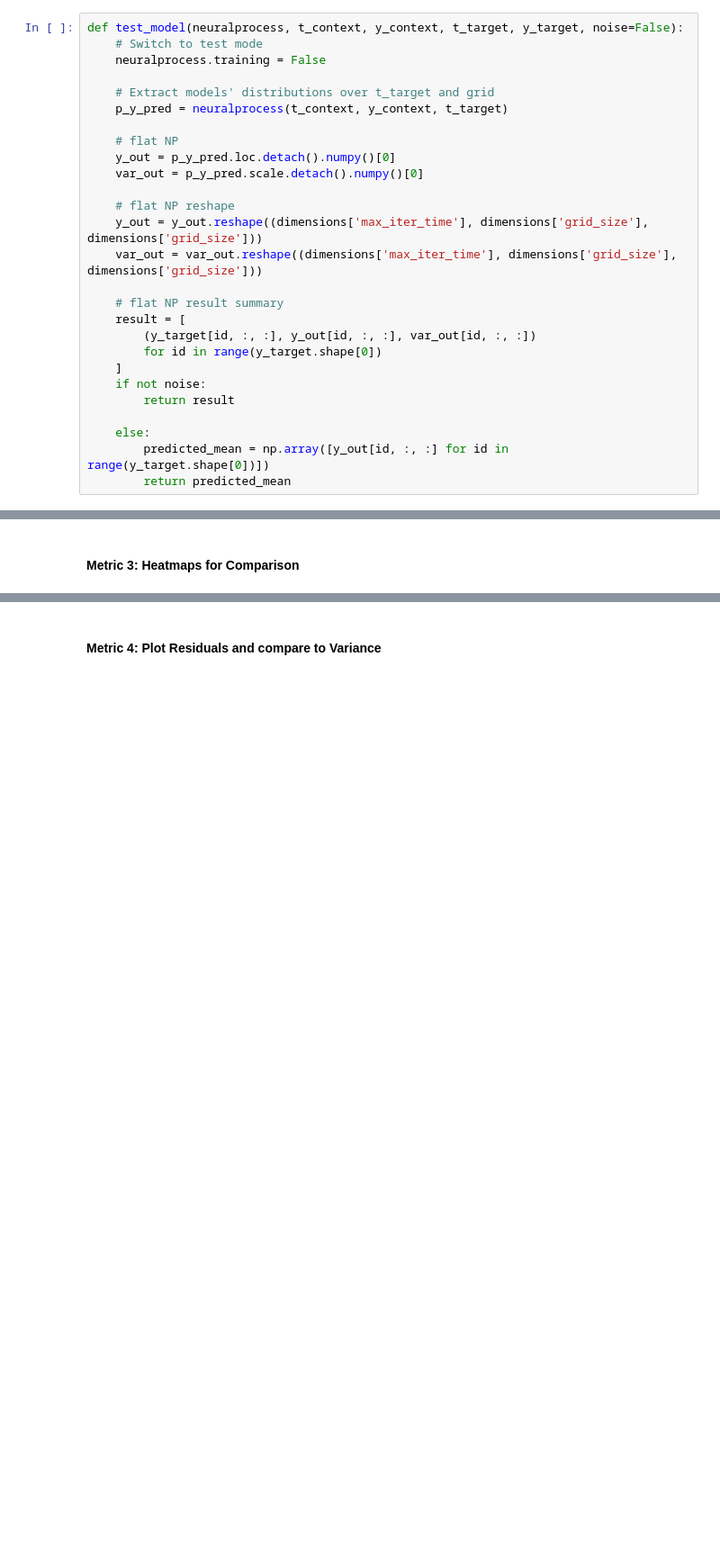
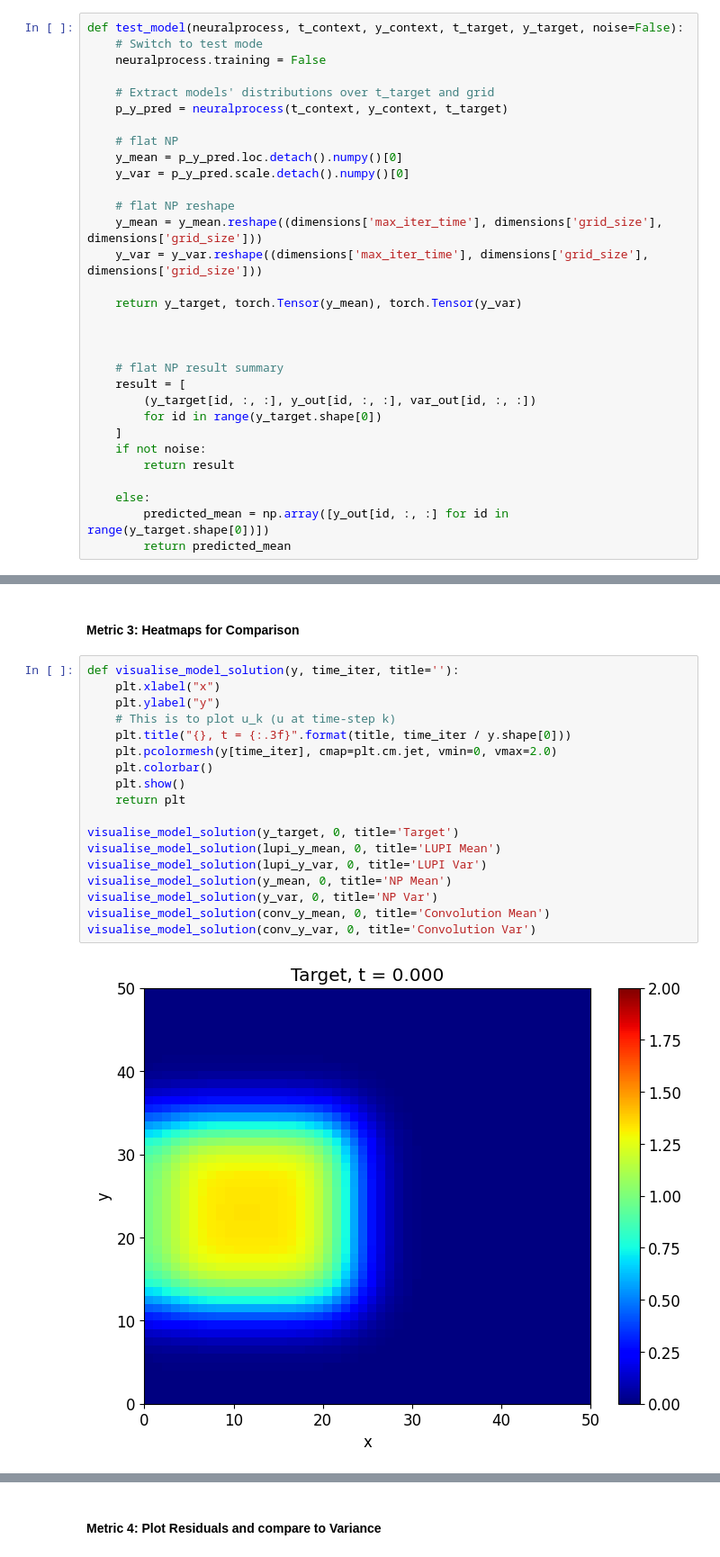
Before and after one commit to alexking100/part_III_project, a Jupyter notebook: np_heat_diffusion.ipynb, the cells around one changed output, grey strips where cells are left out. Shown at 90% size. Saved outputs shown, nothing was run; the diff lists cells and outputs as text; blank space fills up the shorter version.

```diff
--- a/np_heat_diffusion.ipynb
+++ b/np_heat_diffusion.ipynb
@@ -369,12 +385,16 @@ def test_model(neuralprocess, t_context, y_context, t_target, y_target, noise=Fa
     p_y_pred = neuralprocess(t_context, y_context, t_target)
 
     # flat NP
-    y_out = p_y_pred.loc.detach().numpy()[0]
-    var_out = p_y_pred.scale.detach().numpy()[0]
+    y_mean = p_y_pred.loc.detach().numpy()[0]
+    y_var = p_y_pred.scale.detach().numpy()[0]
 
     # flat NP reshape
-    y_out = y_out.reshape((dimensions['max_iter_time'], dimensions['grid_size'], dimensions['grid_size']))
-    var_out = var_out.reshape((dimensions['max_iter_time'], dimensions['grid_size'], dimensions['grid_size']))
+    y_mean = y_mean.reshape((dimensions['max_iter_time'], dimensions['grid_size'], dimensions['grid_size']))
+    y_var = y_var.reshape((dimensions['max_iter_time'], dimensions['grid_size'], dimensions['grid_size']))
+
+    return y_target, torch.Tensor(y_mean), torch.Tensor(y_var)
+
+
 
     # flat NP result summary
     result = [
@@ -536,2 +555,22 @@ plot_losses(loss=loss, lupi_loss=lupi_loss, conv_loss=conv_loss, plot_moving_ave
 # %% [markdown]
 #### Metric 3: Heatmaps for Comparison
+# %%
+def visualise_model_solution(y, time_iter, title=''):
+    plt.xlabel("x")
+    plt.ylabel("y")
+    # This is to plot u_k (u at time-step k)
+    plt.title("{}, t = {:.3f}".format(title, time_iter / y.shape[0]))
+    plt.pcolormesh(y[time_iter], cmap=plt.cm.jet, vmin=0, vmax=2.0)
+    plt.colorbar()
+    plt.show()
+    return plt
+
+visualise_model_solution(y_target, 0, title='Target')
+visualise_model_solution(lupi_y_mean, 0, title='LUPI Mean')
+visualise_model_solution(lupi_y_var, 0, title='LUPI Var')
+visualise_model_solution(y_mean, 0, title='NP Mean')
+visualise_model_solution(y_var, 0, title='NP Var')
+visualise_model_solution(conv_y_mean, 0, title='Convolution Mean')
+visualise_model_solution(conv_y_var, 0, title='Convolution Var')
+# %% [output]
+[figure, added]
```
Also changed, not shown: parts of 21 cells of this notebook, 16 other files.
